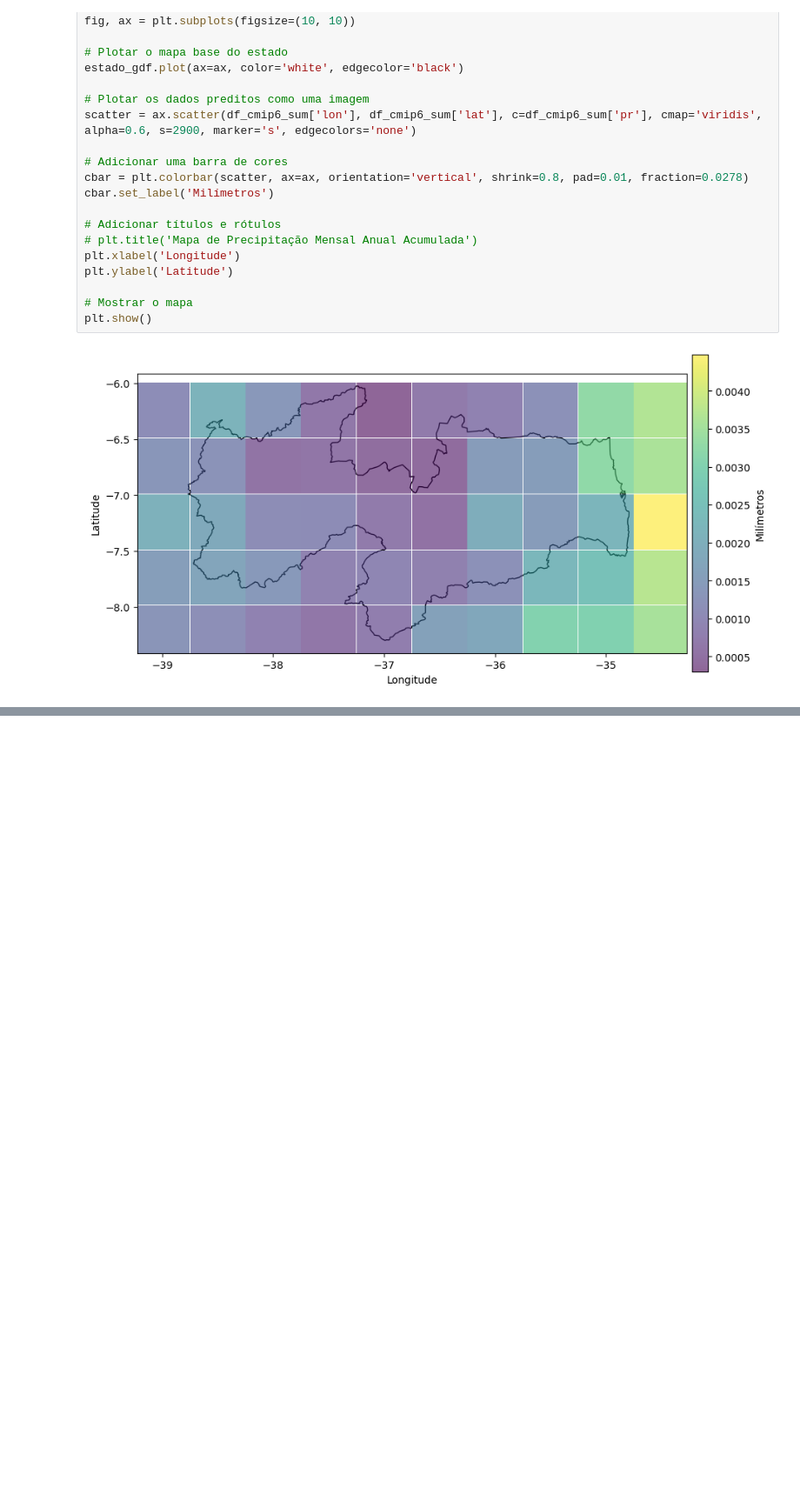
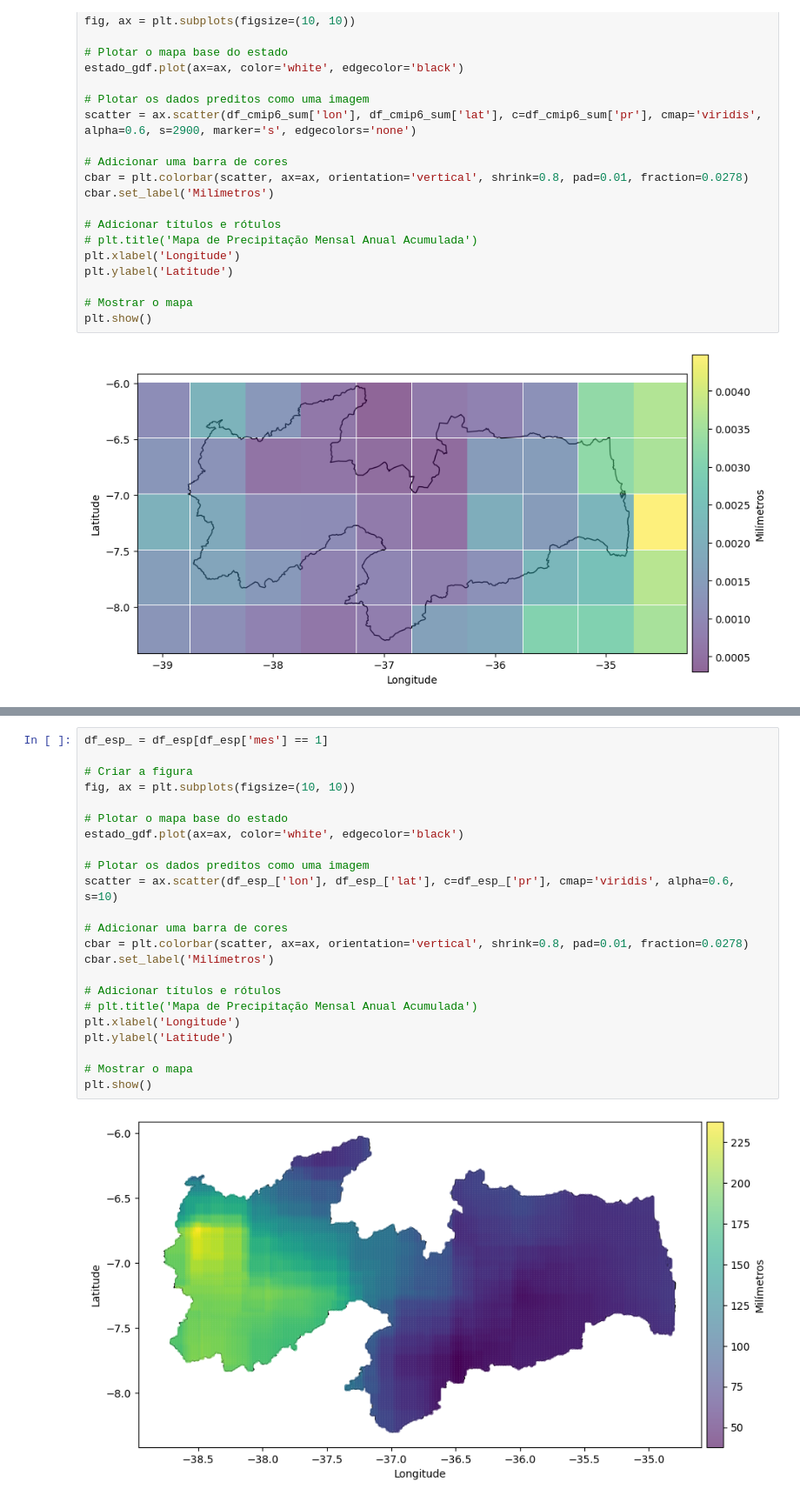
Before and after one commit to alexandre11aa/rainscale, a Jupyter notebook: case_study/notebooks/5_charts.ipynb, the cells around one changed output, grey strips where cells are left out. Shown: that part at 87% size. Saved outputs shown, nothing was run; the diff lists cells and outputs as text; blank space fills up the shorter version.

```diff
--- a/case_study/notebooks/5_charts.ipynb
+++ b/case_study/notebooks/5_charts.ipynb
@@ -71,0 +113,25 @@ plt.show()
+# %%
+df_esp_ = df_esp[df_esp['mes'] == 1]
+
+# Criar a figura
+fig, ax = plt.subplots(figsize=(10, 10))
+
+# Plotar o mapa base do estado
+estado_gdf.plot(ax=ax, color='white', edgecolor='black')
+
+# Plotar os dados preditos como uma imagem
+scatter = ax.scatter(df_esp_['lon'], df_esp_['lat'], c=df_esp_['pr'], cmap='viridis', alpha=0.6, s=10)
+
+# Adicionar uma barra de cores
+cbar = plt.colorbar(scatter, ax=ax, orientation='vertical', shrink=0.8, pad=0.01, fraction=0.0278)
+cbar.set_label('Milímetros')
+
+# Adicionar títulos e rótulos
+# plt.title('Mapa de Precipitação Mensal Anual Acumulada')
+plt.xlabel('Longitude')
+plt.ylabel('Latitude')
+
+# Mostrar o mapa
+plt.show()
+# %% [output]
+[figure, added]
```
Also changed, not shown: parts of 3 cells of this notebook.
